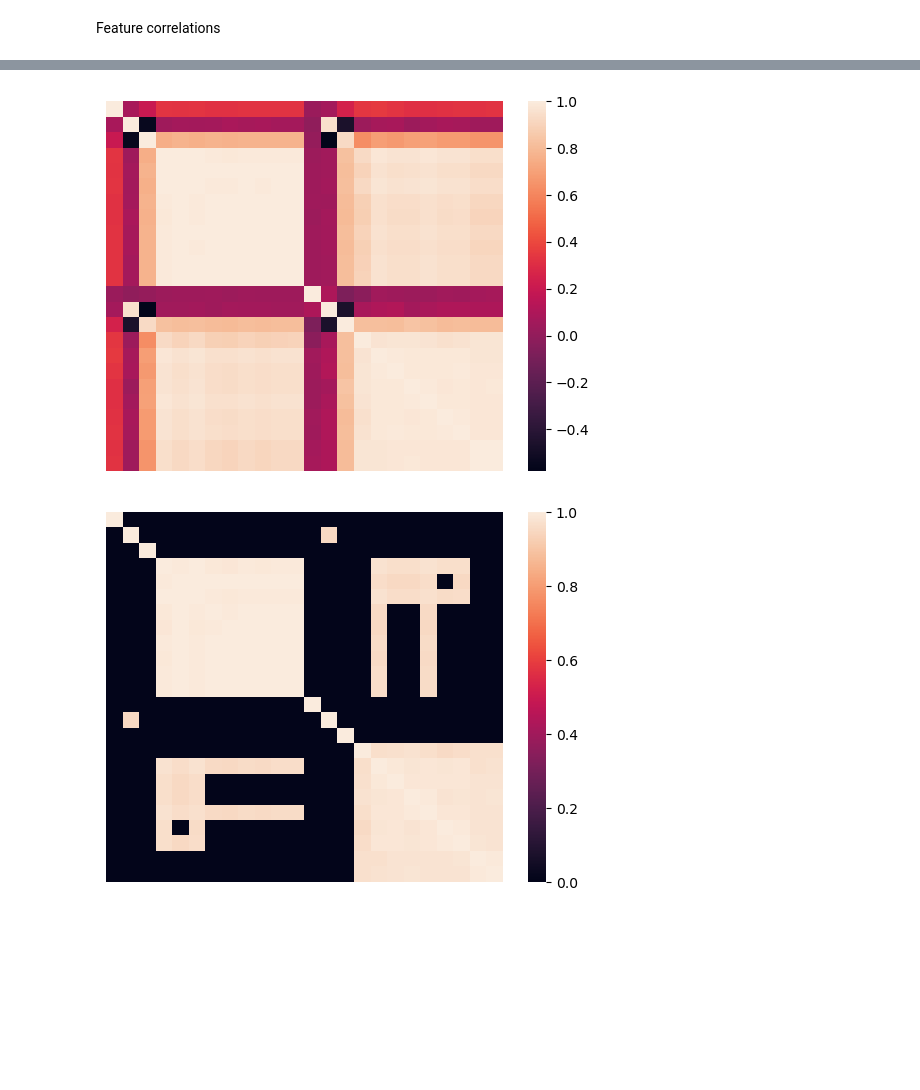
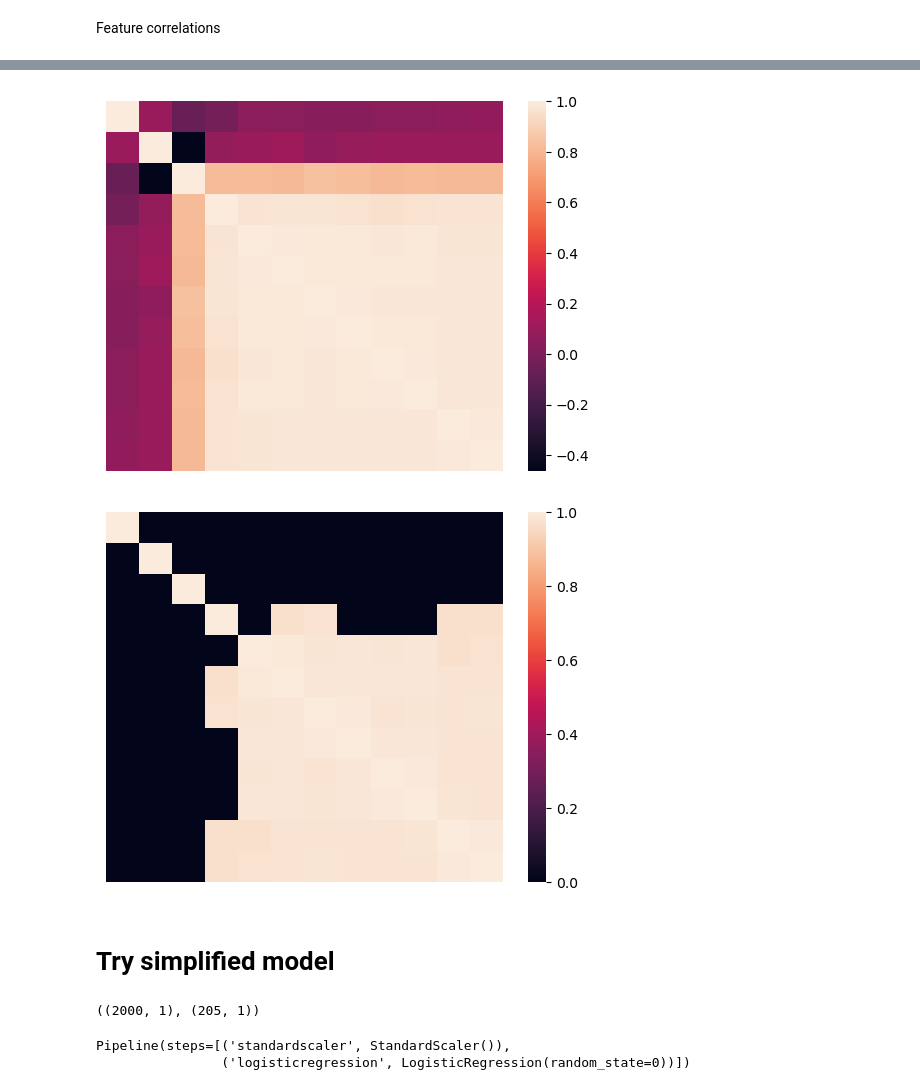
Before and after one commit to vcerchez/optimal-hydraulic, a Jupyter notebook: model_examination.ipynb, the cells around one changed output, grey strips where cells are left out. Saved outputs shown, nothing was run; the diff lists cells and outputs as text; code cells hidden in the pictures; blank space fills up the shorter version.

```diff
--- a/model_examination.ipynb
+++ b/model_examination.ipynb
@@ -80,8 +81,8 @@ No
 # X_train = FS1_train
 # X_test = FS1_test
 
-# X_train = PS2_train
-# X_test = PS2_test
+X_train = PS2_train
+X_test = PS2_test
 # %% [markdown]
 # Base model
 # %% [markdown]
@@ -230,15 +218,17 @@ X_train.corr()
 # %%
 import seaborn as sns
 # %%
-corrs = X_test.corr('pearson')
+corrs = X_train.corr('pearson')
 # %%
 sns.heatmap(corrs, annot=False, xticklabels=False, yticklabels=False);
 # %% [output]
-[figure, old version]
+[figure, new version]
 # %%
 corrs_abs = corrs.abs()
-corrs_abs[corrs_abs < 0.95] = 0
+corrs_abs[corrs_abs < 0.97] = 0
 
 sns.heatmap(corrs_abs, annot=False, xticklabels=False, yticklabels=False);
 # %% [output]
-[figure, old version]
+[figure, new version]
+# %% [markdown]
+# Try simplified model
@@ -244,0 +241,4 @@ sns.heatmap(corrs_abs, annot=False, xticklabels=False, yticklabels=False);
+# %%
+X_train_reduced.shape, X_test_reduced.shape
+# %% [output]
+((2000, 1), (205, 1))
@@ -244,0 +247,5 @@ sns.heatmap(corrs_abs, annot=False, xticklabels=False, yticklabels=False);
+# %%
+clf.fit(X_train_reduced, y_train)
+# %% [output]
+Pipeline(steps=[('standardscaler', StandardScaler()),
+                ('logisticregression', LogisticRegression(random_state=0))])
```
Also changed, not shown: parts of 36 cells of this notebook.
